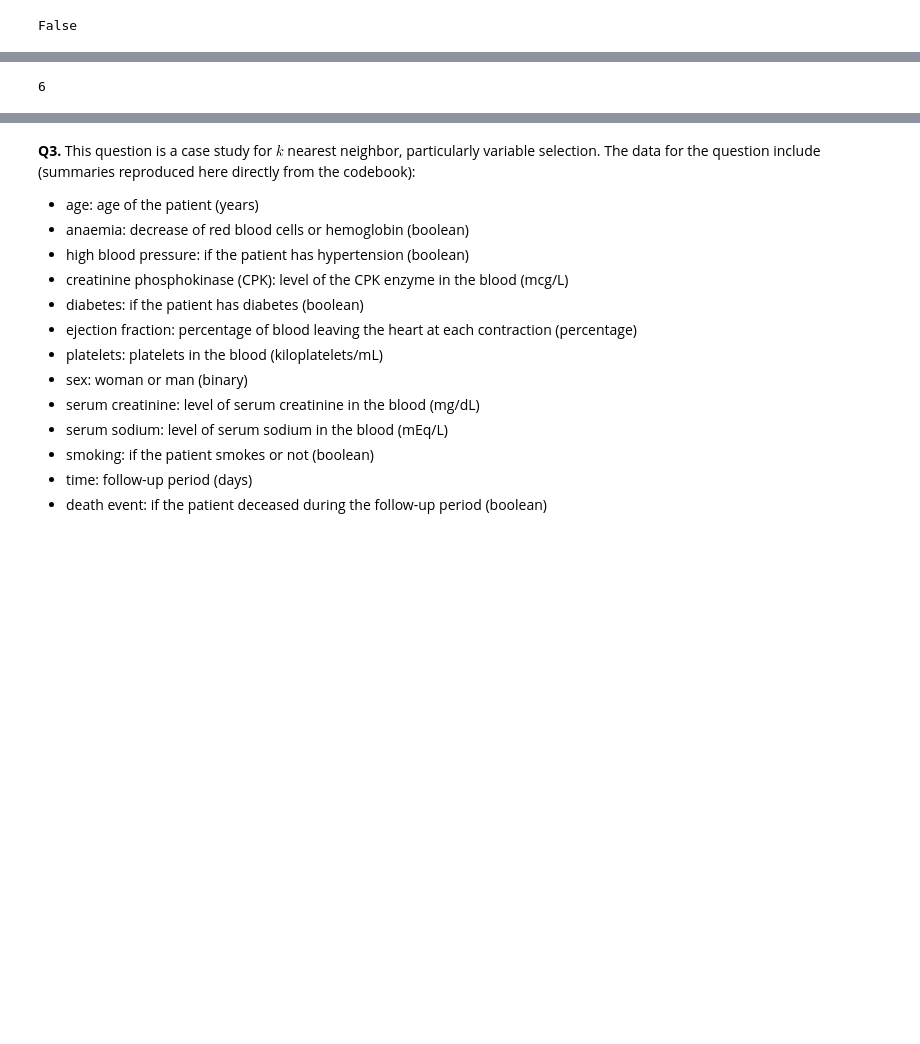
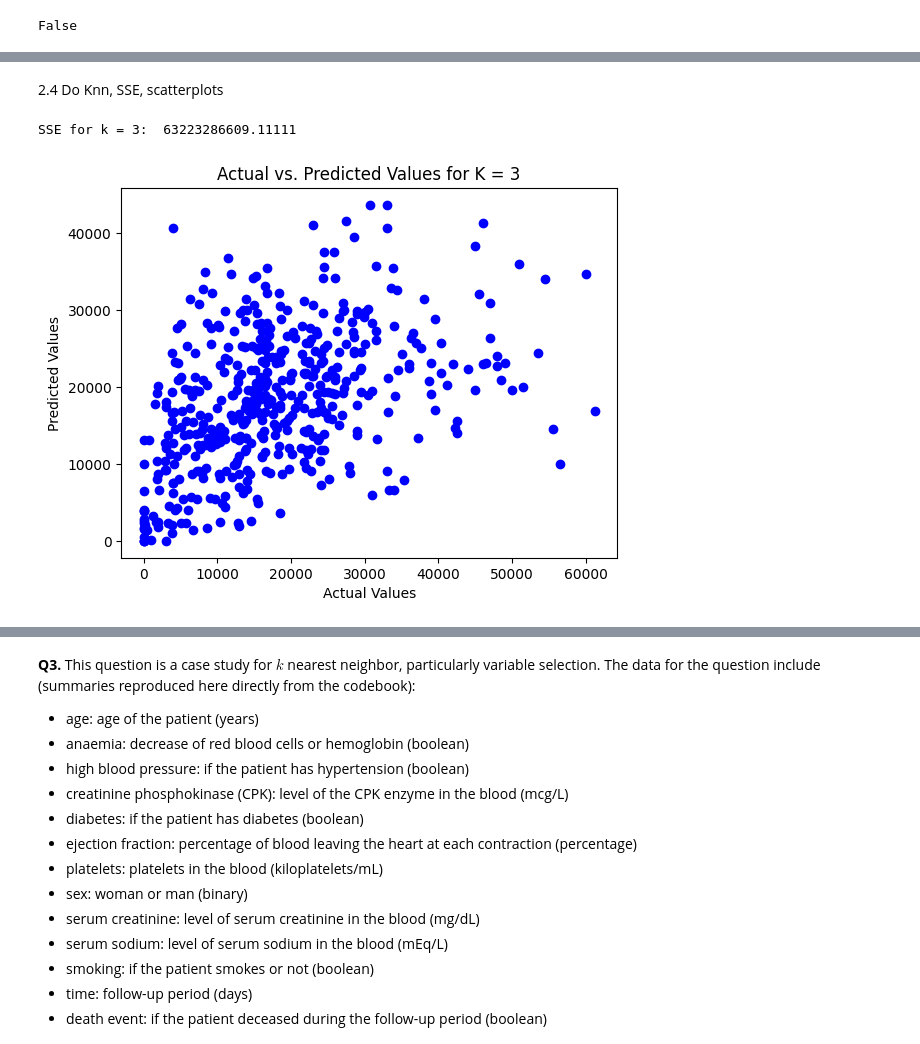
Before and after one commit to Sabrina-Hendricks/assignment3, a Jupyter notebook: assignment_knn_and_kmc.ipynb, the cells around one changed output, grey strips where cells are left out. Drawn from its saved outputs; the diff is of its cells as text; code cells hidden in the pictures; blank space fills up the shorter version.

```diff
--- a/assignment_knn_and_kmc.ipynb
+++ b/assignment_knn_and_kmc.ipynb
@@ -71,11 +83,5 @@ X = X.apply(maxmin)
 from sklearn.model_selection import train_test_split
 # %%
 X_train, X_test, y_train, y_test = train_test_split(X,y,test_size=.2,random_state=100)
-# %%
-#2.4 Do Knn, SSE, scatterplots
-
-#create grid of Ks and empty SSE arrays for training and test data
-k_grid = np.array([3,10,25,50,100,300])
-SSE_test = np.zeros(6)
-# %% [output]
-6
+# %% [markdown]
+2.4 Do Knn, SSE, scatterplots
@@ -82,7 +91,21 @@ SSE_test = np.zeros(6)
 # %%
-for k in range(len(k_grid)):
-    model = kNNRegression(n_neighbors=k+1) # Create a sk model for k
-    fitted_model = model.fit(X_train,y_train) # Train the model on our data
-    y_hat = fitted_model.predict(X_test) # Predict values for test set
-    SSE_test[k] = np.sum( (y_test-y_hat)**2 ) # Save the computed SSE
+#For k = 3, doing KNN
+model_k3 = kNNRegression(n_neighbors=3)
+fitted_model_k3 = model_k3.fit(X_train,y_train)
+y_hat_k3 = fitted_model_k3.predict(X_test)
+# %%
+#Finding the SSE
+SSE_test_k3 = np.sum( (y_test-y_hat_k3)**2 )
+print("SSE for k = 3: ", SSE_test_k3)
+# %% [output]
+SSE for k = 3:  63223286609.11111
+# %%
+#Plot test against predicted values
+plt.scatter(y_test, y_hat_k3, color='blue')
+plt.xlabel('Actual Values')
+plt.ylabel('Predicted Values')
+plt.title('Actual vs. Predicted Values for K = 3')
+plt.show()
+# %% [output]
+[figure, added]
 # %%
```
Also changed, not shown: parts of 17 cells of this notebook.
